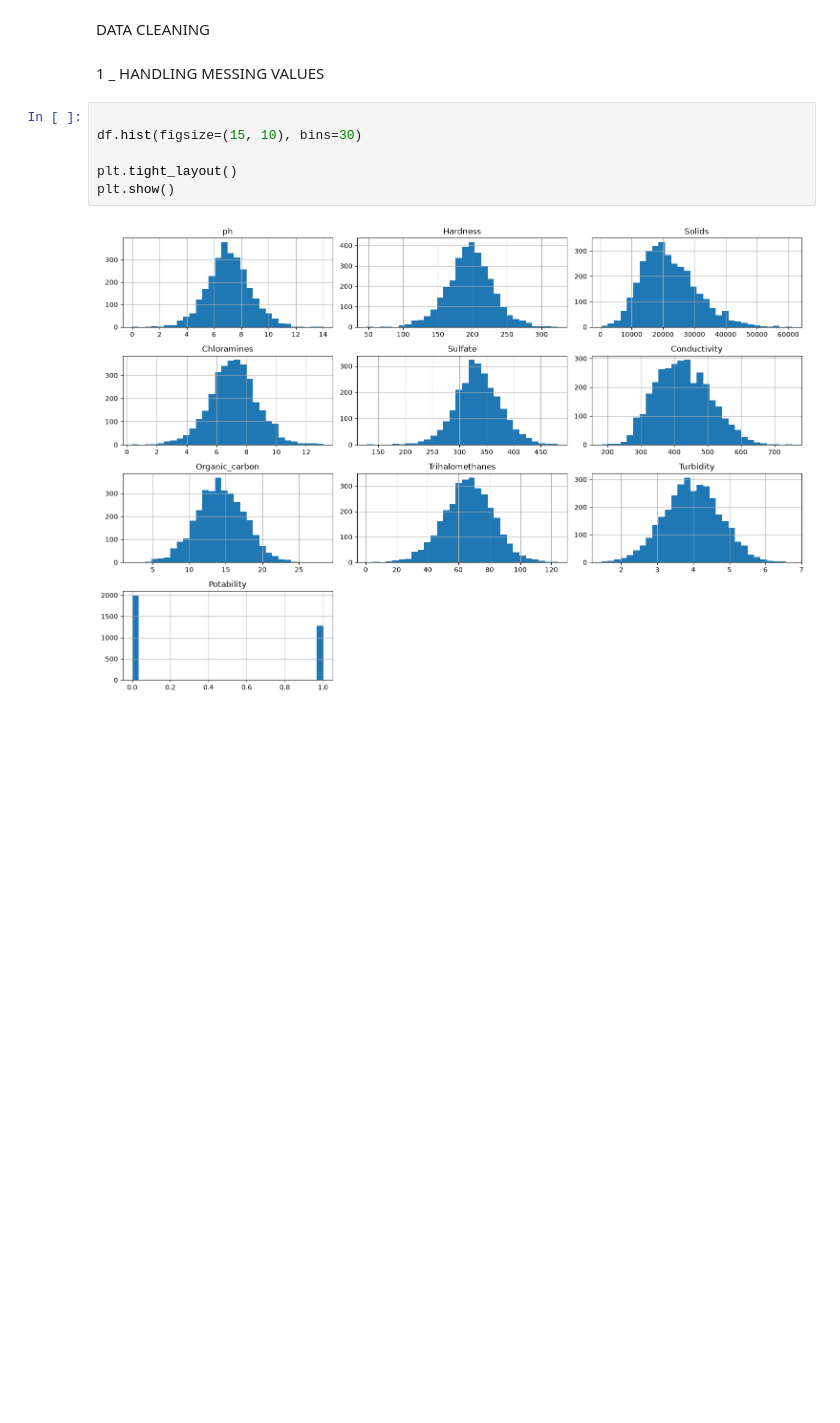
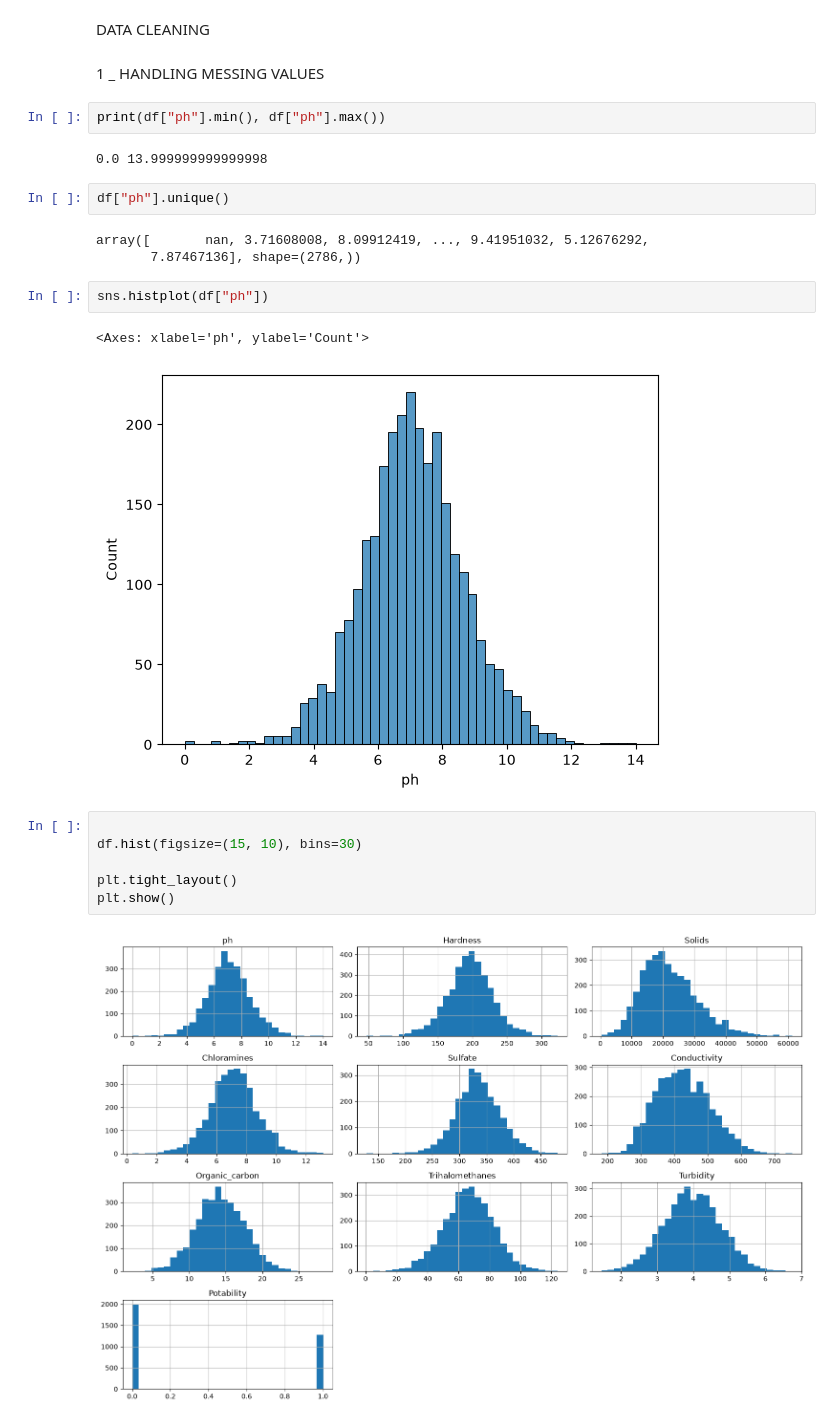
Before and after one commit to mehdiigouch/WATER-POTABILITY-USING-ML-PROJECT_V2, a Jupyter notebook: ANALYSIS/EDA.ipynb, the cells around one changed output. Drawn from its saved outputs; the diff is of its cells as text; blank space fills up the shorter version.

```diff
--- a/ANALYSIS/EDA.ipynb
+++ b/ANALYSIS/EDA.ipynb
@@ -51,6 +58,20 @@ Duplicate Rows (%)     : 0.00%
 DATA CLEANING
 # %% [markdown]
 1 _ HANDLING MESSING VALUES
+# %%
+print(df["ph"].min(), df["ph"].max())
+# %% [output]
+0.0 13.999999999999998
+# %%
+df["ph"].unique()
+# %% [output]
+array([       nan, 3.71608008, 8.09912419, ..., 9.41951032, 5.12676292,
+       7.87467136], shape=(2786,))
+# %%
+sns.histplot(df["ph"])
+# %% [output]
+<Axes: xlabel='ph', ylabel='Count'>
+[figure, added]
 # %%
 
 df.hist(figsize=(15, 10), bins=30)
```
Also changed, not shown: parts of 12 cells of this notebook, 3 other files.
